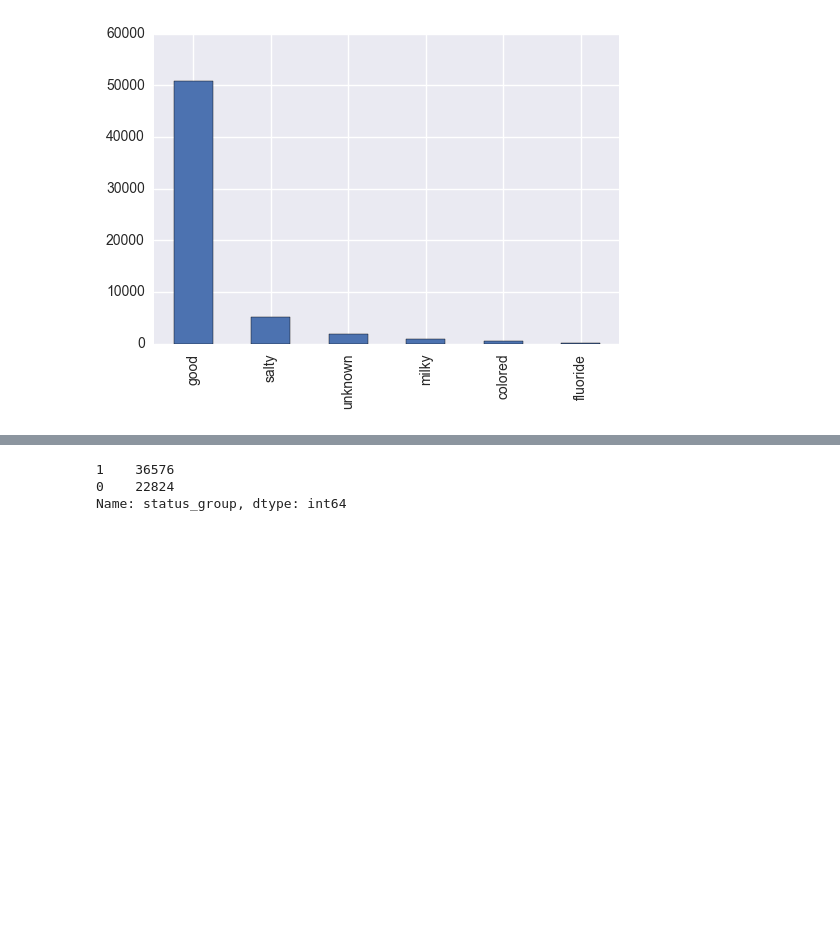
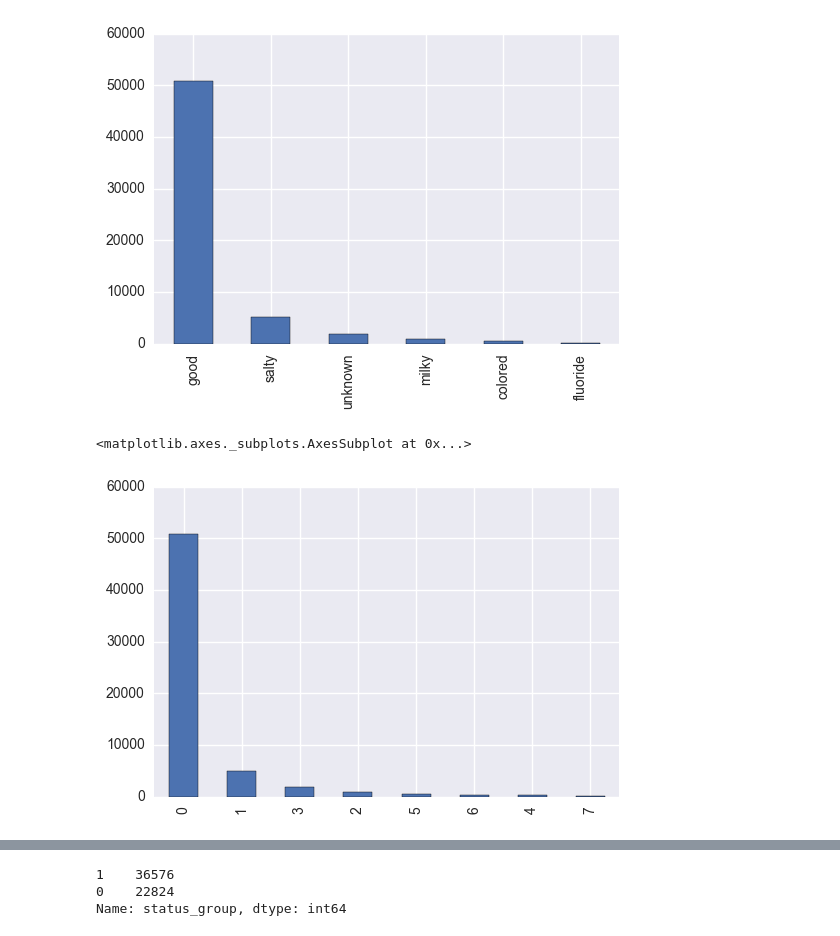
Before and after one commit to cpkeenan/sfdat28-Keenan, a Jupyter notebook: Final_Project/Tanzania.ipynb, the cells around one changed output, grey strips where cells are left out. Saved outputs shown, nothing was run; the diff lists cells and outputs as text; code cells hidden in the pictures; blank space fills up the shorter version.

```diff
--- a/Final_Project/Tanzania.ipynb
+++ b/Final_Project/Tanzania.ipynb
@@ -113,4 +144,9 @@ table.quality_group.value_counts().plot(by='status_group',kind='bar')
 # %% [output]
 <matplotlib.axes._subplots.AxesSubplot at 0x...>
 [figure]
+# %%
+table.water_quality.value_counts().plot(by='status_group',kind='bar')
+# %% [output]
+<matplotlib.axes._subplots.AxesSubplot at 0x...>
+[figure, added]
 # %%
```
Also changed, not shown: parts of 58 cells of this notebook, 10 other files.
